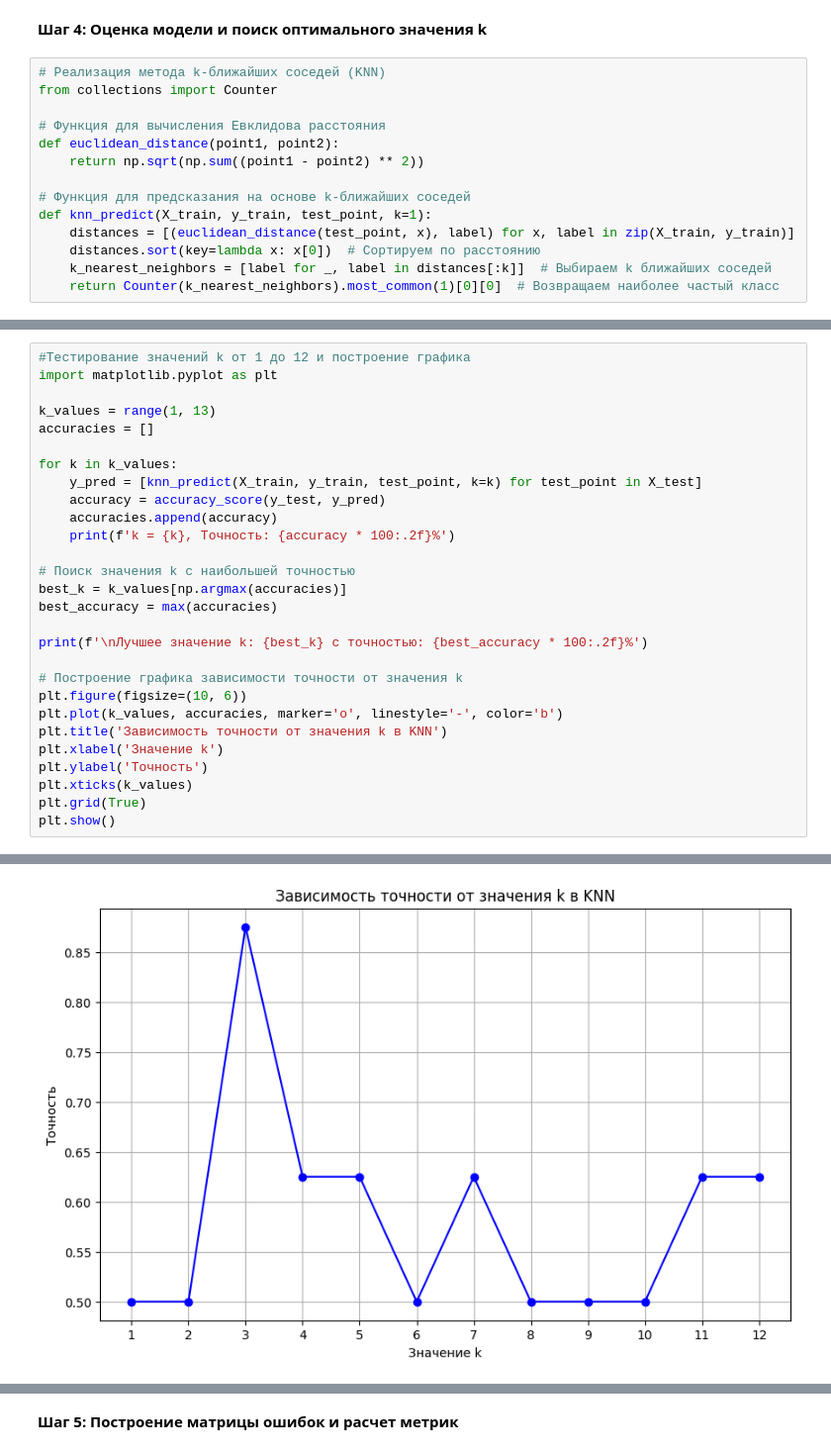
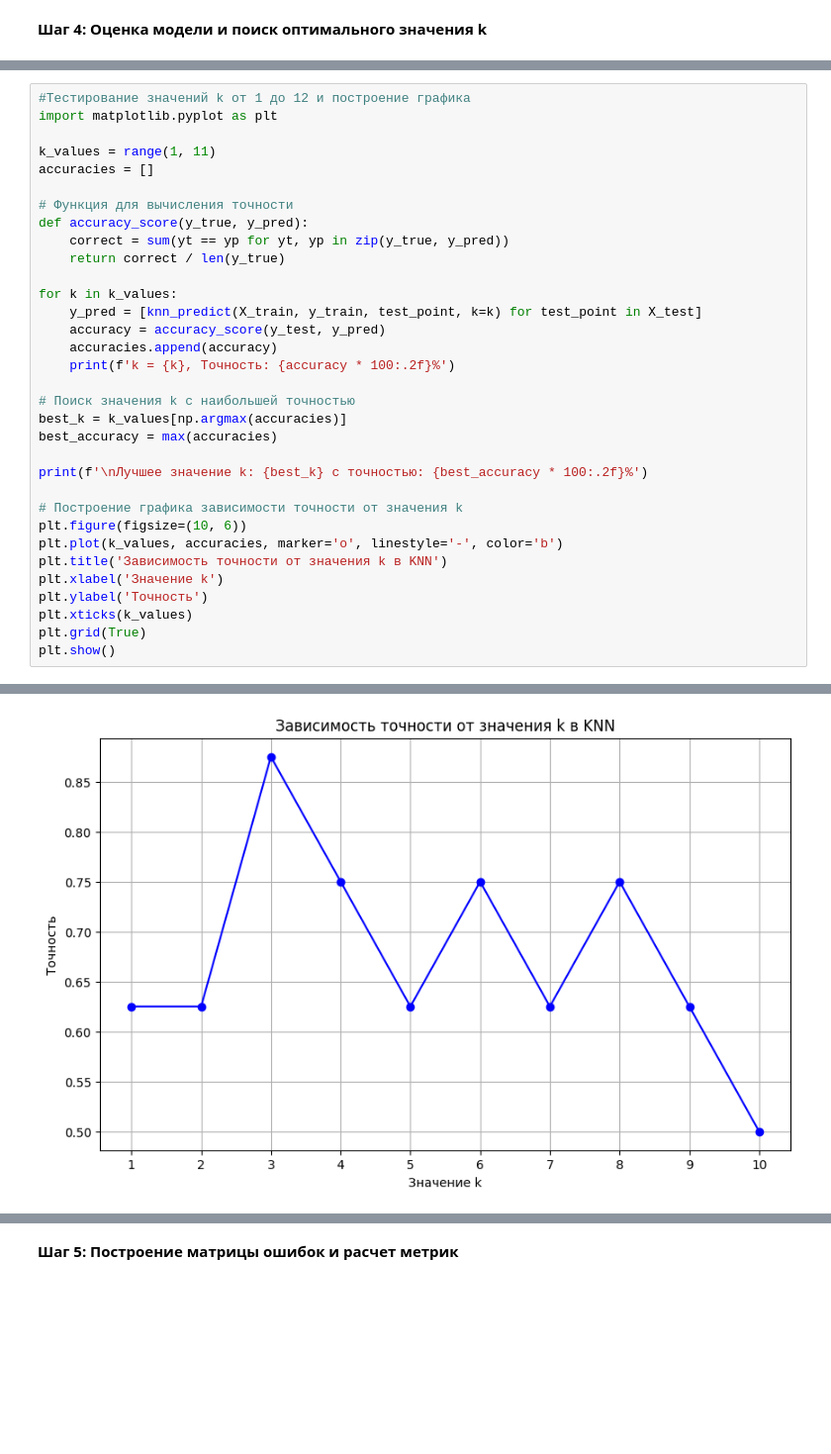
Before and after one commit to Sentiago22/ISIT2024, a Jupyter notebook: ПР_1ИСиТИ.ipynb, the cells around one changed output, grey strips where cells are left out. Shown at 99% size. Drawn from its saved outputs; the diff is of its cells as text; blank space fills up the shorter version.

```diff
--- a/ПР_1ИСиТИ.ipynb
+++ b/ПР_1ИСиТИ.ipynb
@@ -288,16 +314,2 @@ y_test = test_data[:, -1]
 # %% [markdown]
 **Шаг 4: Оценка модели и поиск оптимального значения k**
-# %%
-# Реализация метода k-ближайших соседей (KNN)
-from collections import Counter
-
-# Функция для вычисления Евклидова расстояния
-def euclidean_distance(point1, point2):
-    return np.sqrt(np.sum((point1 - point2) ** 2))
-
-# Функция для предсказания на основе k-ближайших соседей
-def knn_predict(X_train, y_train, test_point, k=1):
-    distances = [(euclidean_distance(test_point, x), label) for x, label in zip(X_train, y_train)]
-    distances.sort(key=lambda x: x[0])  # Сортируем по расстоянию
-    k_nearest_neighbors = [label for _, label in distances[:k]]  # Выбираем k ближайших соседей
-    return Counter(k_nearest_neighbors).most_common(1)[0][0]  # Возвращаем наиболее частый класс
@@ -305,8 +361,13 @@ def knn_predict(X_train, y_train, test_point, k=1):
 #Тестирование значений k от 1 до 12 и построение графика
 import matplotlib.pyplot as plt
 
-k_values = range(1, 13)
+k_values = range(1, 11)
 accuracies = []
+
+# Функция для вычисления точности
+def accuracy_score(y_true, y_pred):
+    correct = sum(yt == yp for yt, yp in zip(y_true, y_pred))
+    return correct / len(y_true)
 
 for k in k_values:
     y_pred = [knn_predict(X_train, y_train, test_point, k=k) for test_point in X_test]
@@ -345,3 +404,3 @@ k = 12, Точность: 62.50%
 
 Лучшее значение k: 3 с точностью: 87.50%
-[figure, old version]
+[figure, new version]
```
Also changed, not shown: parts of 10 cells of this notebook.
